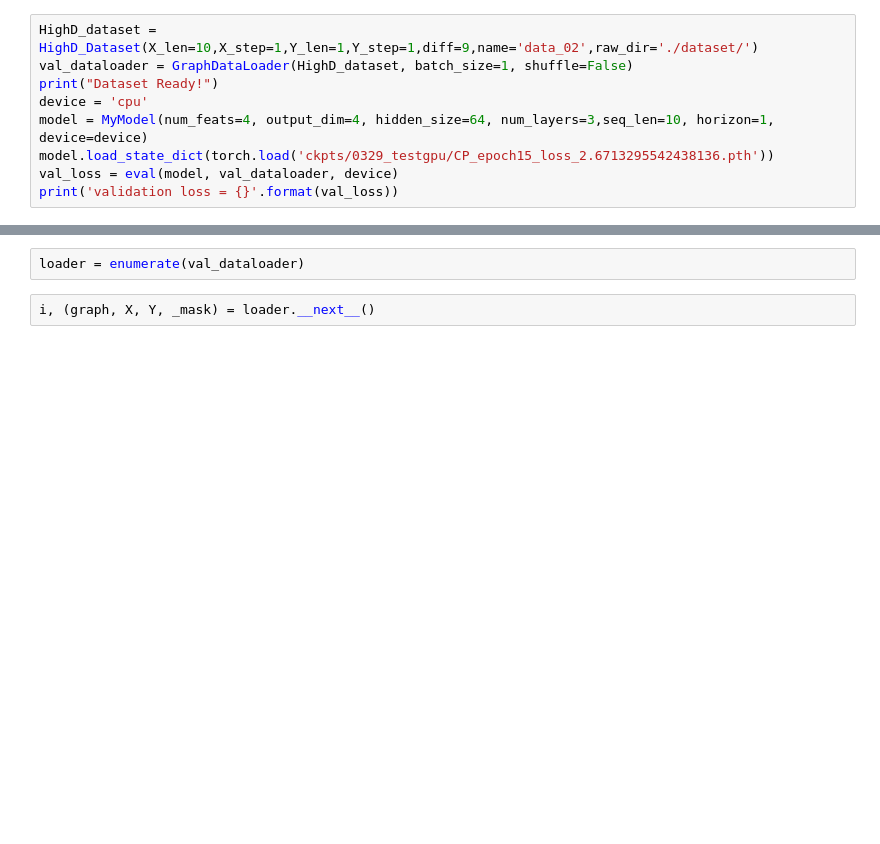
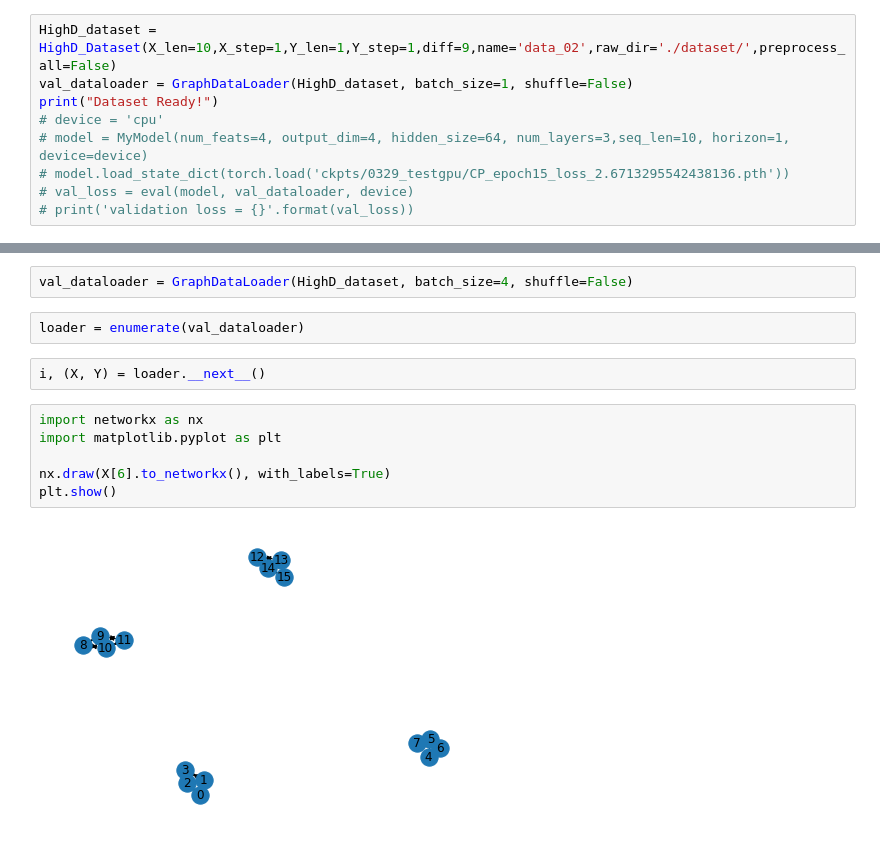
Before and after one commit to AndyOrz/MyGRNN, a Jupyter notebook: eval.ipynb, the cells around one changed output, grey strips where cells are left out. Cells and saved outputs as stored; diff of their text form; blank space fills up the shorter version.

```diff
--- a/eval.ipynb
+++ b/eval.ipynb
@@ -50,11 +47,11 @@ def eval(model, val_dataloader, device):
 
     return losses.avg
 # %%
-HighD_dataset = HighD_Dataset(X_len=10,X_step=1,Y_len=1,Y_step=1,diff=9,name='data_02',raw_dir='./dataset/')
+HighD_dataset = HighD_Dataset(X_len=10,X_step=1,Y_len=1,Y_step=1,diff=9,name='data_02',raw_dir='./dataset/',preprocess_all=False)
 val_dataloader = GraphDataLoader(HighD_dataset, batch_size=1, shuffle=False)
 print("Dataset Ready!")
-device = 'cpu'
-model = MyModel(num_feats=4, output_dim=4, hidden_size=64, num_layers=3,seq_len=10, horizon=1, device=device)
-model.load_state_dict(torch.load('ckpts/0329_testgpu/CP_epoch15_loss_2.6713295542438136.pth'))
-val_loss = eval(model, val_dataloader, device)
-print('validation loss = {}'.format(val_loss))
+# device = 'cpu'
+# model = MyModel(num_feats=4, output_dim=4, hidden_size=64, num_layers=3,seq_len=10, horizon=1, device=device)
+# model.load_state_dict(torch.load('ckpts/0329_testgpu/CP_epoch15_loss_2.6713295542438136.pth'))
+# val_loss = eval(model, val_dataloader, device)
+# print('validation loss = {}'.format(val_loss))
@@ -61,4 +60,14 @@ print('validation loss = {}'.format(val_loss))
+# %%
+val_dataloader = GraphDataLoader(HighD_dataset, batch_size=4, shuffle=False)
 # %%
 loader = enumerate(val_dataloader)
 # %%
-i, (graph, X, Y, _mask) = loader.__next__()
+i, (X, Y) = loader.__next__()
+# %%
+import networkx as nx
+import matplotlib.pyplot as plt
+
+nx.draw(X[6].to_networkx(), with_labels=True)
+plt.show()
+# %% [output]
+[figure, added]
```
Also changed, not shown: parts of 10 cells of this notebook, 16 other files.
